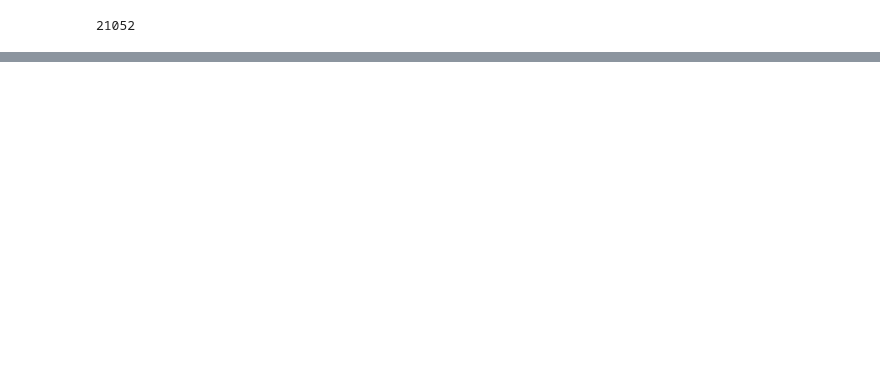
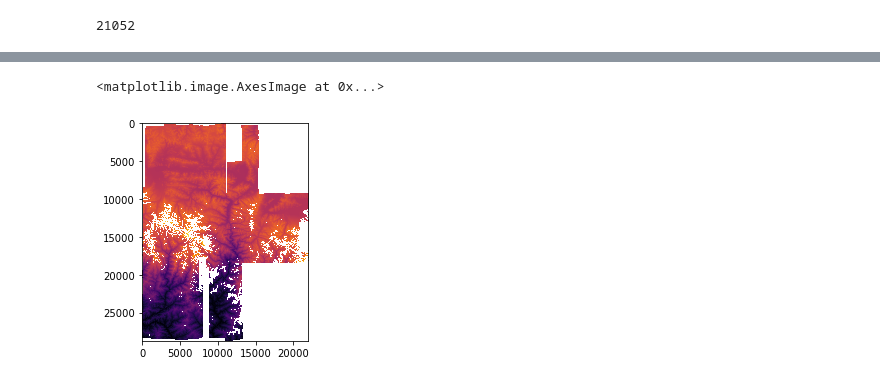
Before and after one commit to ICESAT-2HackWeek/topohack, a Jupyter notebook: contributors/ShashankBice/Nepali_Icesat2.ipynb, the cells around one changed output, grey strips where cells are left out. Cells and saved outputs as stored; diff of their text form; code cells hidden in the pictures; blank space fills up the shorter version.

```diff
--- a/contributors/ShashankBice/Nepali_Icesat2.ipynb
+++ b/contributors/ShashankBice/Nepali_Icesat2.ipynb
@@ -210,0 +352,22 @@ glac_icesat2.plot('dh',cmap='RdBu',legend=True,ax=ax,markersize=10)
+# %%
+def mask_by_shp(geom,array,ds,reverse=False):
+    if (type(ds) == rasterio.io.DatasetReader):
+        transform = ds.transform
+    else:
+        transform = affine.Affine.from_gdal(*ds.GetGeoTransform())
+    shp = features.rasterize(geom,out_shape=np.shape(array),fill=-9999,transform=transform,dtype=float)
+    shp_mask = np.ma.masked_where(shp==-9999,shp)
+    if reverse:
+        req_mask = ~shp_mask.mask
+    else:
+        req_mask = shp_mask.mask
+    masked_array = np.ma.array(array,mask=req_mask)
+    return masked_array
+# %%
+nepal_dem_non_glac = mask_by_shp(rgi_gdf.geometry,nepal_dem,nepal_ds,reverse=True)
+# %%
+fig,ax = plt.subplots()
+ax.imshow(nepal_dem_non_glac,cmap='inferno')
+# %% [output]
+<matplotlib.image.AxesImage at 0x...>
+[figure, added]
```
Also changed, not shown: parts of 39 cells of this notebook.
